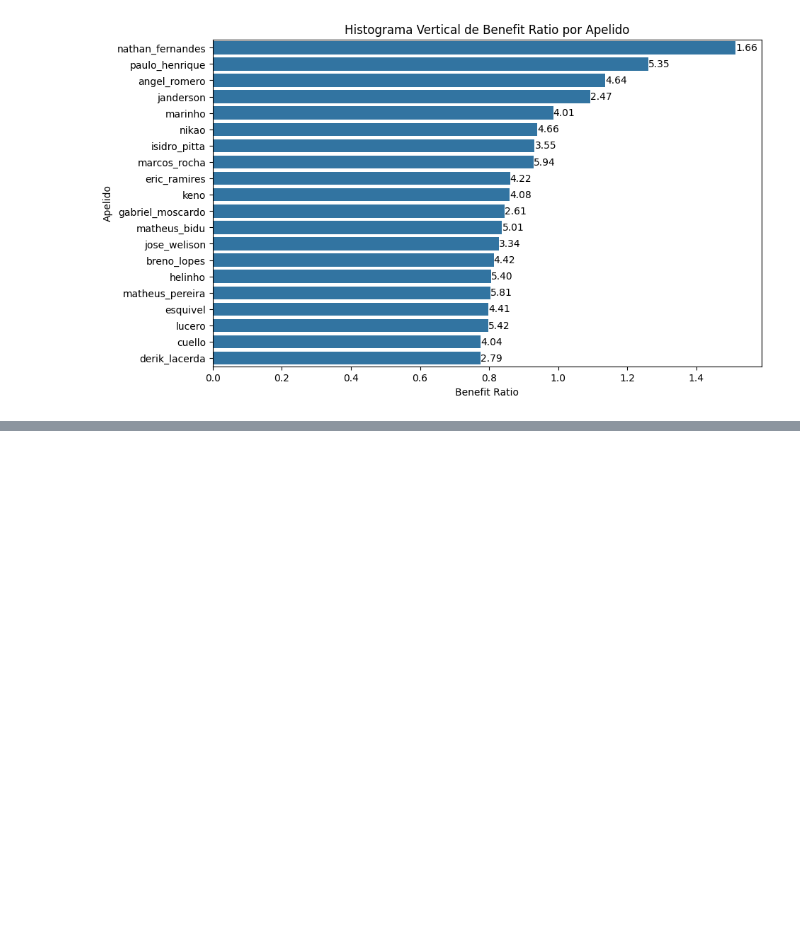
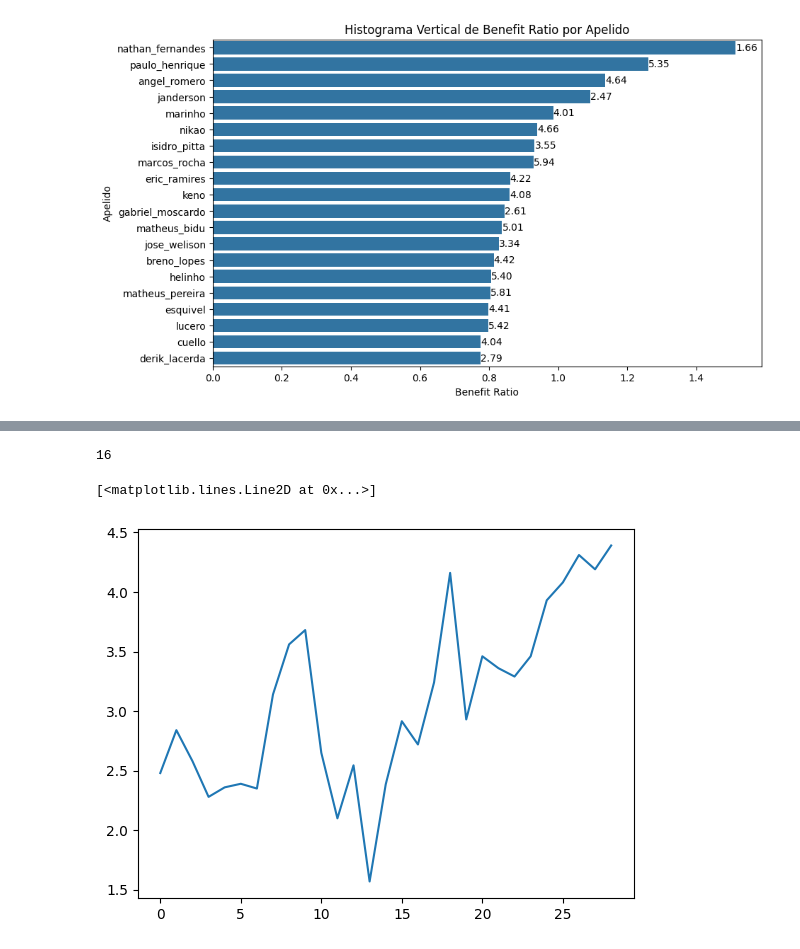
Before and after one commit to victor-mattos/cartola-fc, a Jupyter notebook: eda.ipynb, the cells around one changed output, grey strips where cells are left out. Drawn from its saved outputs; the diff is of its cells as text; code cells hidden in the pictures; blank space fills up the shorter version.

```diff
--- a/eda.ipynb
+++ b/eda.ipynb
@@ -178,0 +205,16 @@ plt.show()
+# %%
+df_player['rodada_id'] = df_player['rodada_id'].astype(int)
+df_plot = df_player[['rodada_id','media_num']].groupby(['rodada_id']).mean().reset_index()
+# %%
+df_calc = df_cur[df_cur['media_num'] >=10]
+len(df_calc['apelido'].unique())
+# %% [output]
+16
+# %%
+player_name = 'angel_romero'
+df_player = df_cur[df_cur['apelido'] == player_name].reset_index(drop = True)
+# df_player
+plt.plot(range(len(df_plot.index)),df_plot['media_num'])
+# %% [output]
+[<matplotlib.lines.Line2D at 0x...>]
+[figure, added]
```
Also changed, not shown: parts of 6 cells of this notebook, 28 other files.
